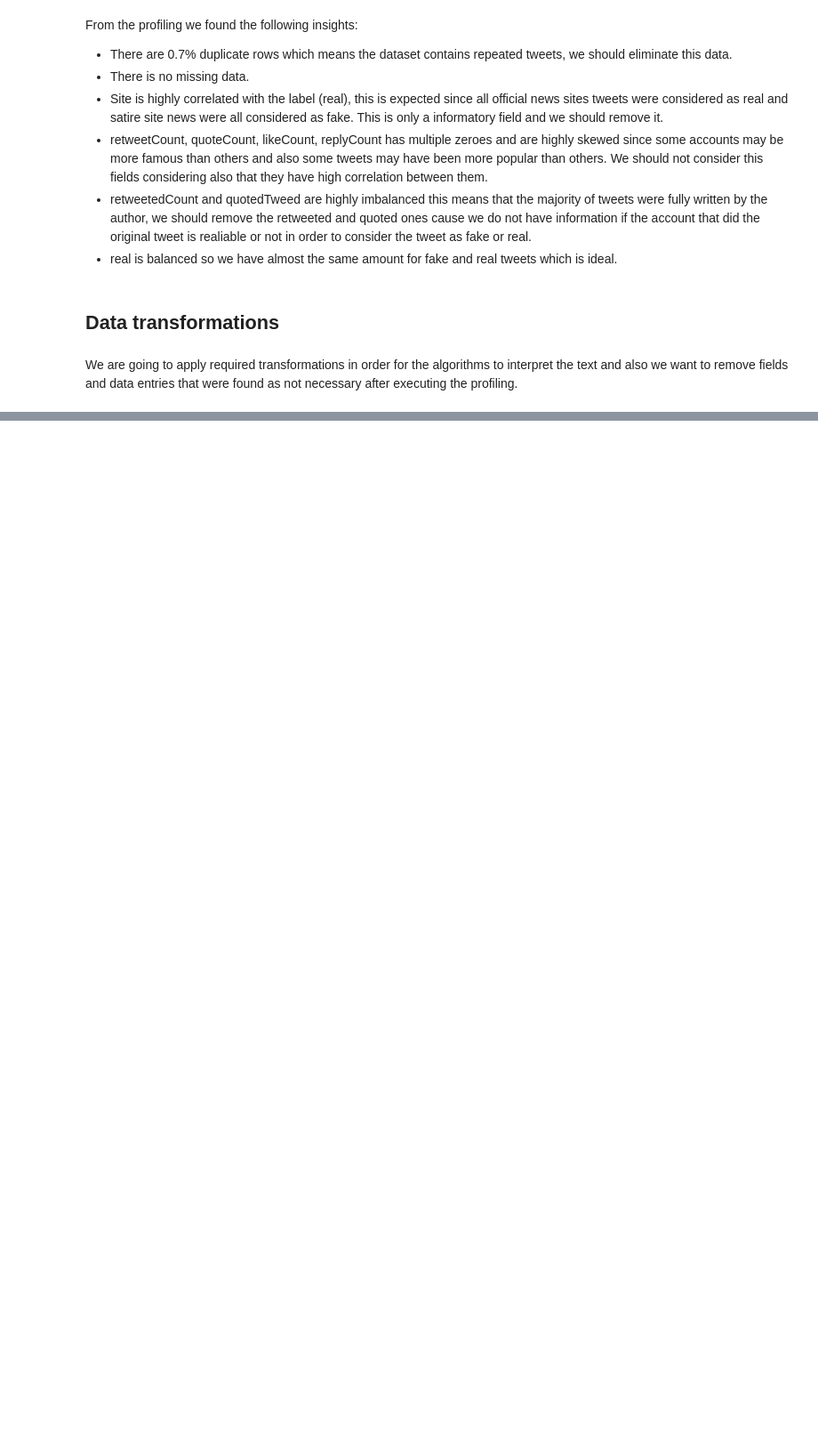
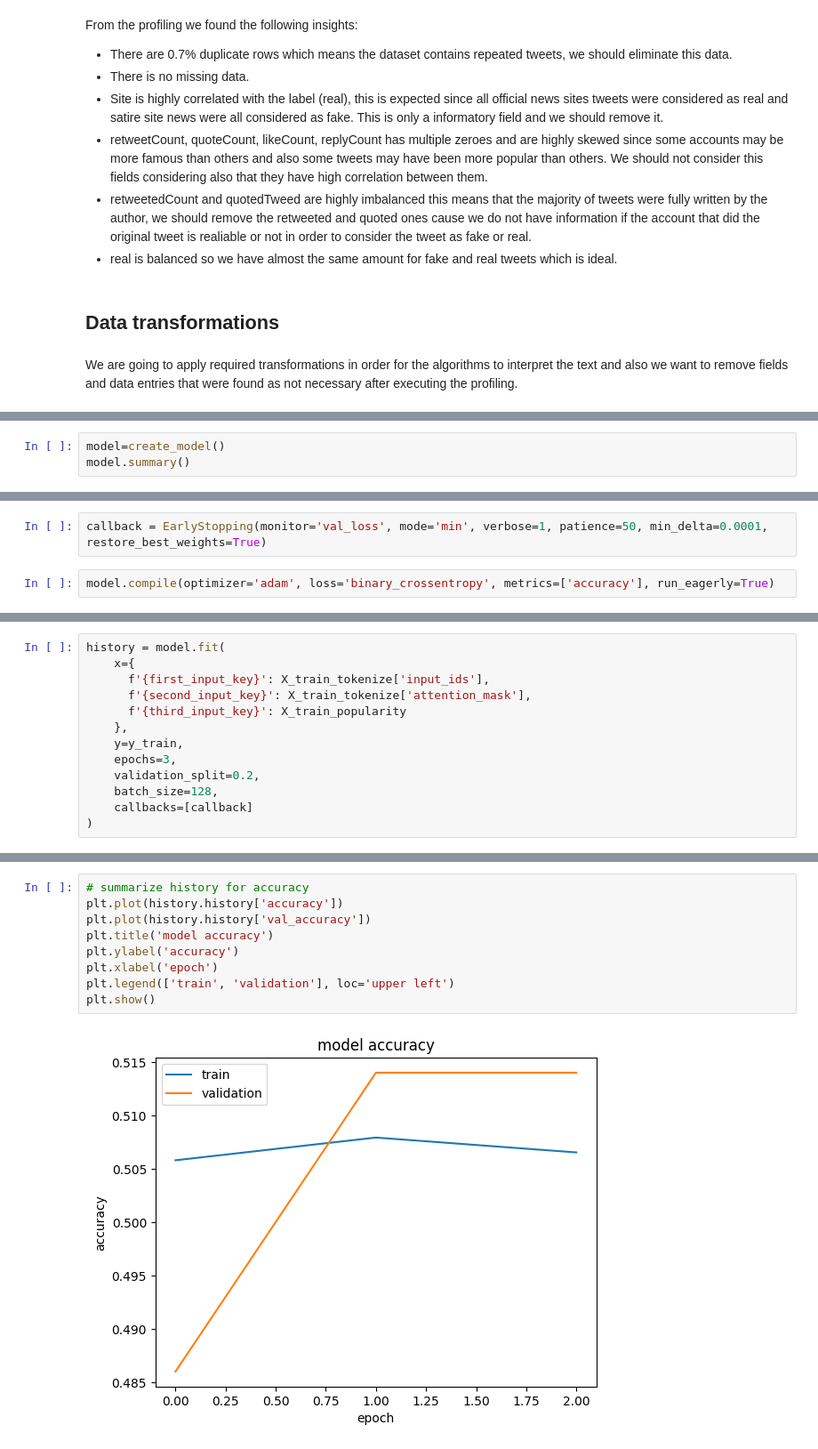
Before and after one commit to ravelinx22/machine-learning-project, a Jupyter notebook: neural_network.ipynb, the cells around one changed output, grey strips where cells are left out. Shown at 89% size. Cells and saved outputs as stored; diff of their text form; blank space fills up the shorter version.

Commit message:
First version

```diff
--- a/neural_network.ipynb
+++ b/neural_network.ipynb
@@ -75,0 +241,3 @@ data.head()
+# %%
+model=create_model()
+model.summary()
@@ -75,0 +264,4 @@ data.head()
+# %%
+callback = EarlyStopping(monitor='val_loss', mode='min', verbose=1, patience=50, min_delta=0.0001, restore_best_weights=True)
+# %%
+model.compile(optimizer='adam', loss='binary_crossentropy', metrics=['accuracy'], run_eagerly=True)
@@ -75,0 +274,13 @@ data.head()
+# %%
+history = model.fit(
+    x={
+      f'{first_input_key}': X_train_tokenize['input_ids'],
+      f'{second_input_key}': X_train_tokenize['attention_mask'],
+      f'{third_input_key}': X_train_popularity
+    },
+    y=y_train,
+    epochs=3,
+    validation_split=0.2,
+    batch_size=128,
+    callbacks=[callback]
+)
@@ -75,0 +302,11 @@ data.head()
+# %%
+# summarize history for accuracy
+plt.plot(history.history['accuracy'])
+plt.plot(history.history['val_accuracy'])
+plt.title('model accuracy')
+plt.ylabel('accuracy')
+plt.xlabel('epoch')
+plt.legend(['train', 'validation'], loc='upper left')
+plt.show()
+# %% [output]
+[figure, added]
```
Also changed, not shown: parts of 40 cells of this notebook, 2 other files.
